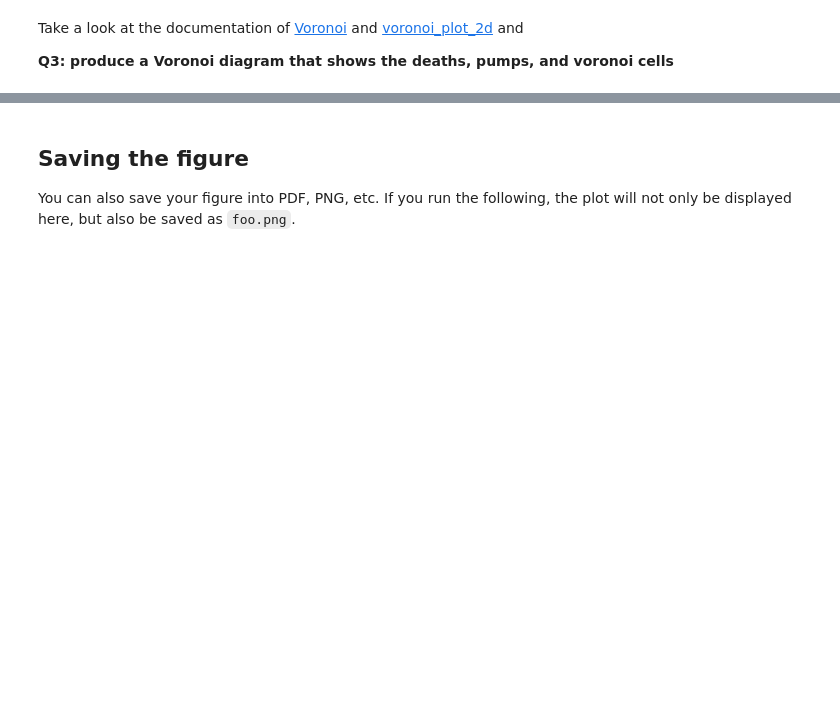
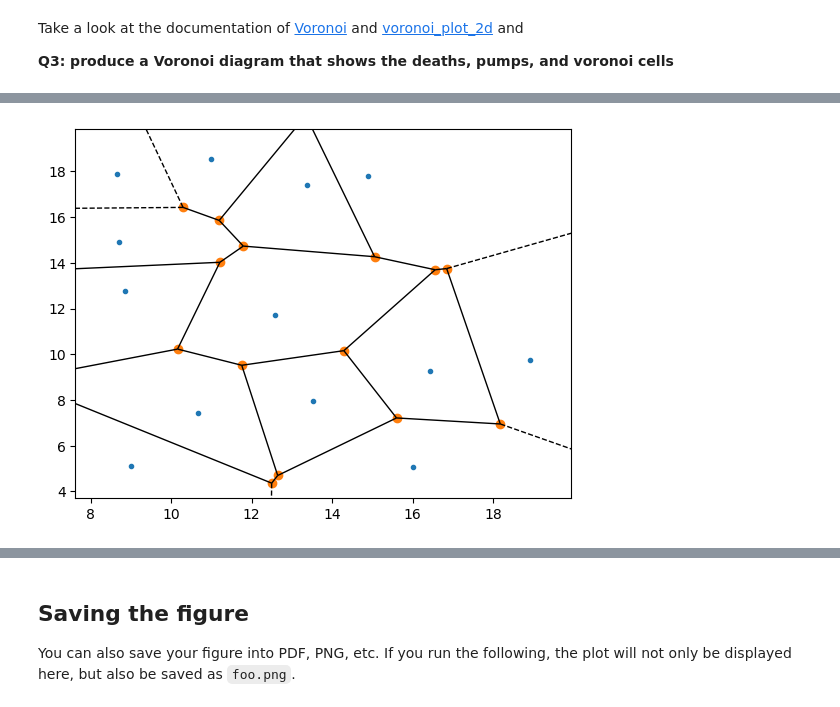
Before and after one commit to katrine8801/Gruppe-2, a Jupyter notebook: Individual work/dsb_s224446.ipynb, the cells around one changed output, grey strips where cells are left out. Saved outputs shown, nothing was run; the diff lists cells and outputs as text; code cells hidden in the pictures; blank space fills up the shorter version.

```diff
--- a/Individual work/dsb_s224446.ipynb
+++ b/Individual work/dsb_s224446.ipynb
@@ -289,0 +315,6 @@ array([[ 8.6512012, 17.8915997],
+# %%
+vor2 = Voronoi(points2)
+voronoi_plot_2d(vor2)
+plt.show()
+# %% [output]
+[figure, added]
```
Also changed, not shown: parts of 15 cells of this notebook, 1 other file.
